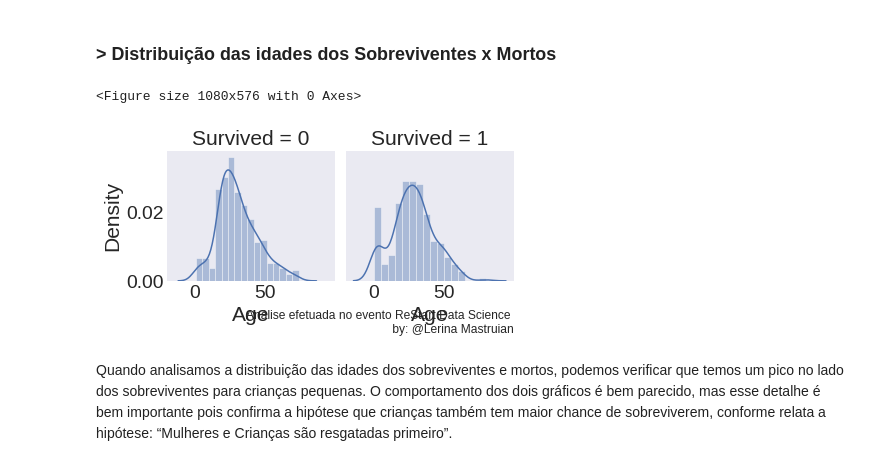
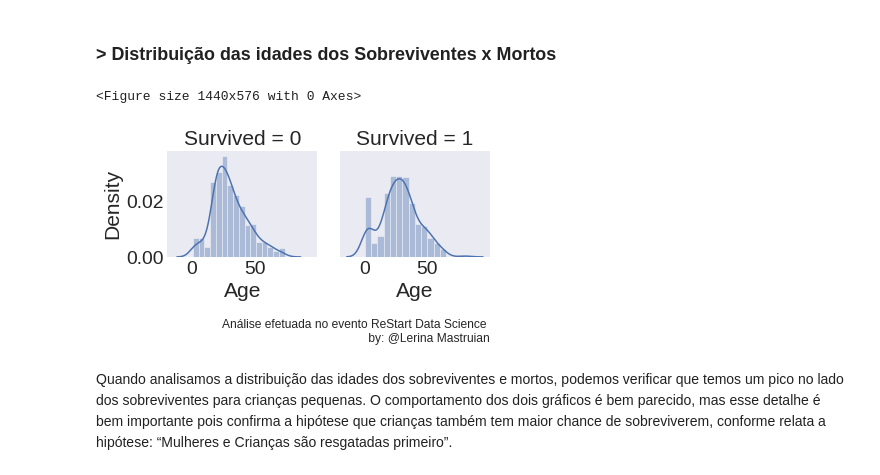
Before and after one commit to LerinaMM/analiseexploratoria_titanic, a Jupyter notebook: Desafio_Titanic_Lerina_Mastruian.ipynb, the cells around one changed output. Saved outputs shown, nothing was run; the diff lists cells and outputs as text; code cells hidden in the pictures.

```diff
--- a/Desafio_Titanic_Lerina_Mastruian.ipynb
+++ b/Desafio_Titanic_Lerina_Mastruian.ipynb
@@ -389,21 +393,21 @@ Pelo gráfico acima já conseguimos confirmar duas suposições iniciais:
 ### > **Distribuição das idades dos Sobreviventes x Mortos**
 # %%
 # Tamanho
-plt.figure( figsize=(15, 8) )
+plt.figure( figsize=(20, 8) )
 
 # estilo
 plt.style.use('seaborn-dark')
 
 age_survived = sns.FacetGrid(train_df, col='Survived')
 age_survived.map(sns.distplot, 'Age')
 
 plt.annotate(
     'Análise efetuada no evento ReStart Data Science \n by: @Lerina Mastruian',
-    xy=(1, -0.4), xycoords='axes fraction', ha='right', fontsize=12
+    xy=(1, -0.8), xycoords='axes fraction', ha='right', fontsize=12
 );
 # %% [output]
-<Figure size 1080x576 with 0 Axes>
+<Figure size 1440x576 with 0 Axes>
-[figure, old version]
+[figure, new version]
 # %% [markdown]
 Quando analisamos a distribuição das idades dos sobreviventes e mortos, podemos verificar que temos um pico no lado dos sobreviventes para crianças pequenas. O comportamento dos dois gráficos é bem parecido, mas esse detalhe é bem importante pois confirma a hipótese que crianças também tem maior chance de sobreviverem, conforme relata a hipótese: “Mulheres e Crianças são resgatadas primeiro”.
 # %% [markdown]
```
Also changed, not shown: parts of 10 cells of this notebook.
